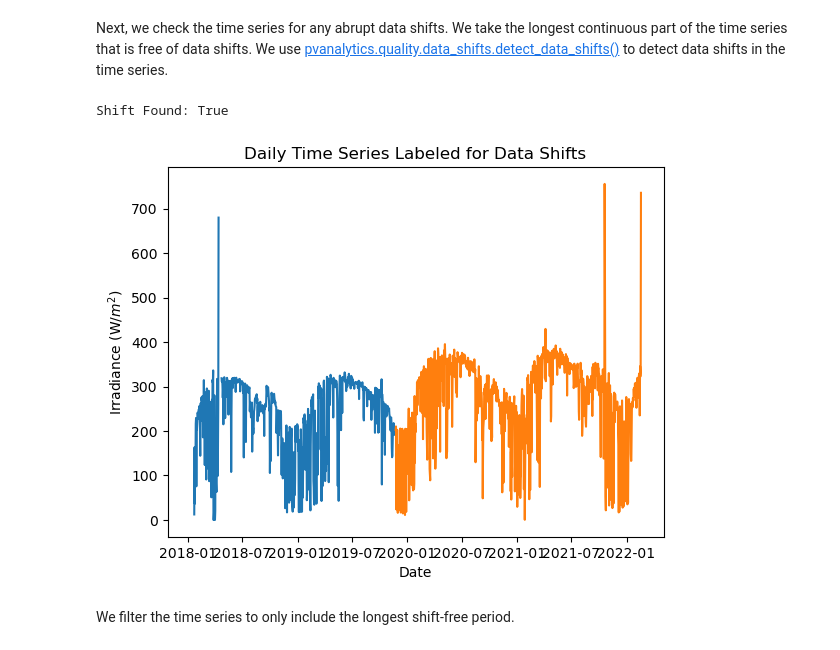
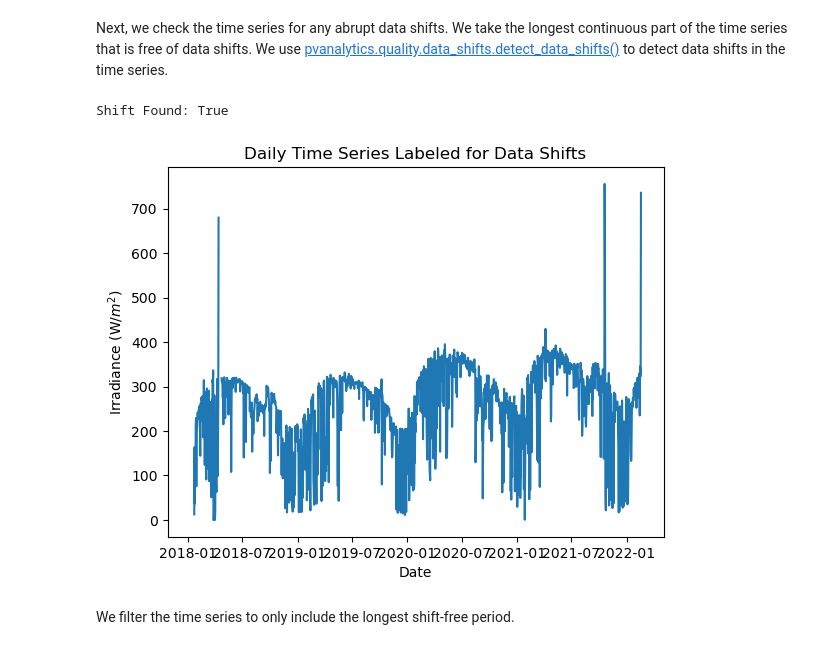
Before and after one commit to qnguyen345/pvdaq_access, a Jupyter notebook: tutorials/tutorials/1 - Downloading Data, and doing a Quality Assessment.ipynb, the cells around one changed output. Saved outputs shown, nothing was run; the diff lists cells and outputs as text; code cells hidden in the pictures.

Commit message:
updated plot

```diff
--- a/tutorials/tutorials/1 - Downloading Data, and doing a Quality Assessment.ipynb
+++ b/tutorials/tutorials/1 - Downloading Data, and doing a Quality Assessment.ipynb
@@ -718,33 +718,33 @@ Next, we check the time series for any abrupt data shifts. We take the longest c
 # %%
 # Resample the time series to daily mean
 irradiance_time_series_daily = irradiance_time_series.resample('D').mean()
 data_shift_start_date, data_shift_end_date = \
     ds.get_longest_shift_segment_dates(irradiance_time_series_daily)
 data_shift_period_length = (data_shift_end_date - data_shift_start_date).days
 
 # Get the number of shift dates
 data_shift_mask = ds.detect_data_shifts(irradiance_time_series_daily)
 # Get the shift dates
 shift_dates = list(irradiance_time_series_daily[data_shift_mask].index)
 if len(shift_dates) > 0:
     shift_found = True
 else:
     shift_found = False
 
 # Visualize the time shifts for the daily time series
 print("Shift Found:", shift_found)
 edges = [irradiance_time_series_daily.index[0]] + \
     shift_dates + [irradiance_time_series_daily.index[-1]]
 fig, ax = plt.subplots()
 for (st, ed) in zip(edges[:-1], edges[1:]):
-    ax.plot(irradiance_time_series_daily.loc[st:ed])
+    ax.plot(irradiance_time_series_daily.loc[st:ed], color = "#1F77B4")
 plt.title("Daily Time Series Labeled for Data Shifts")
 plt.xlabel("Date")
 plt.ylabel("Irradiance " + f"(W/$m^2$)")
 plt.show()
 # %% [output]
 Shift Found: True
-[figure, old version]
+[figure, new version]
 # %% [markdown]
 We filter the time series to only include the longest shift-free period.
 # %%
```
Also changed, not shown: parts of 1 cell of this notebook.
